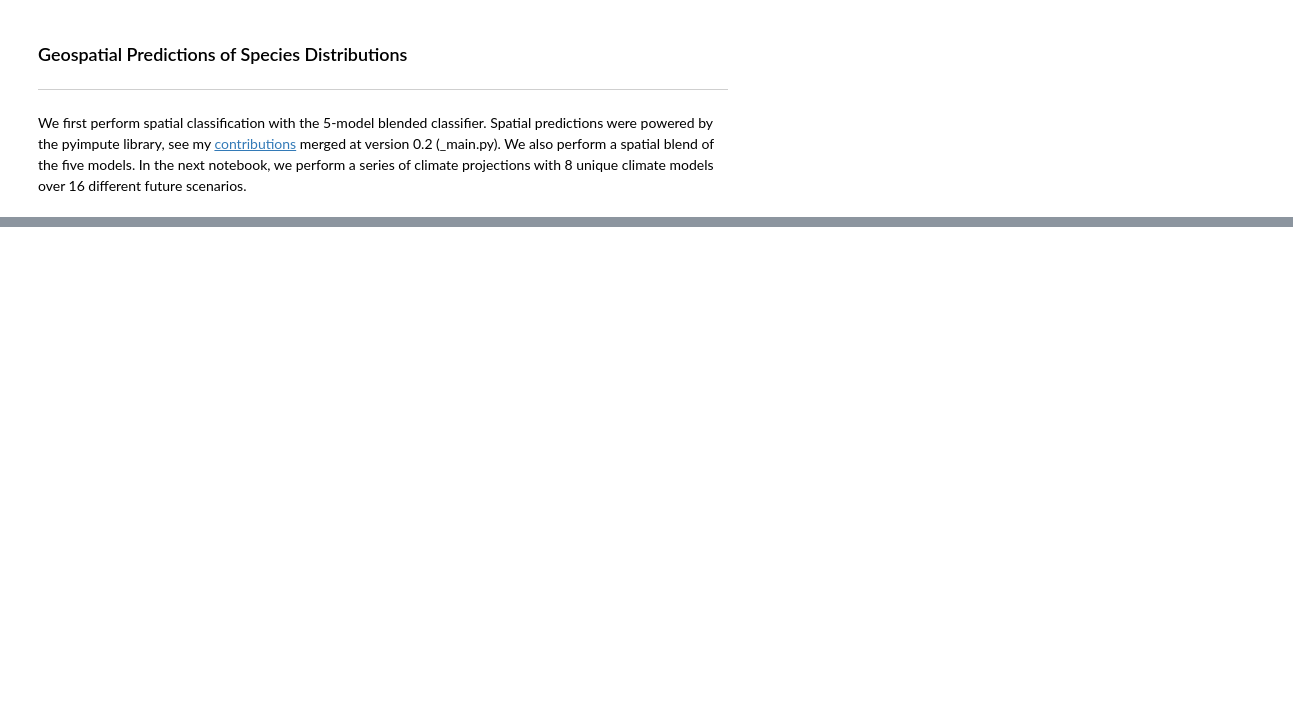
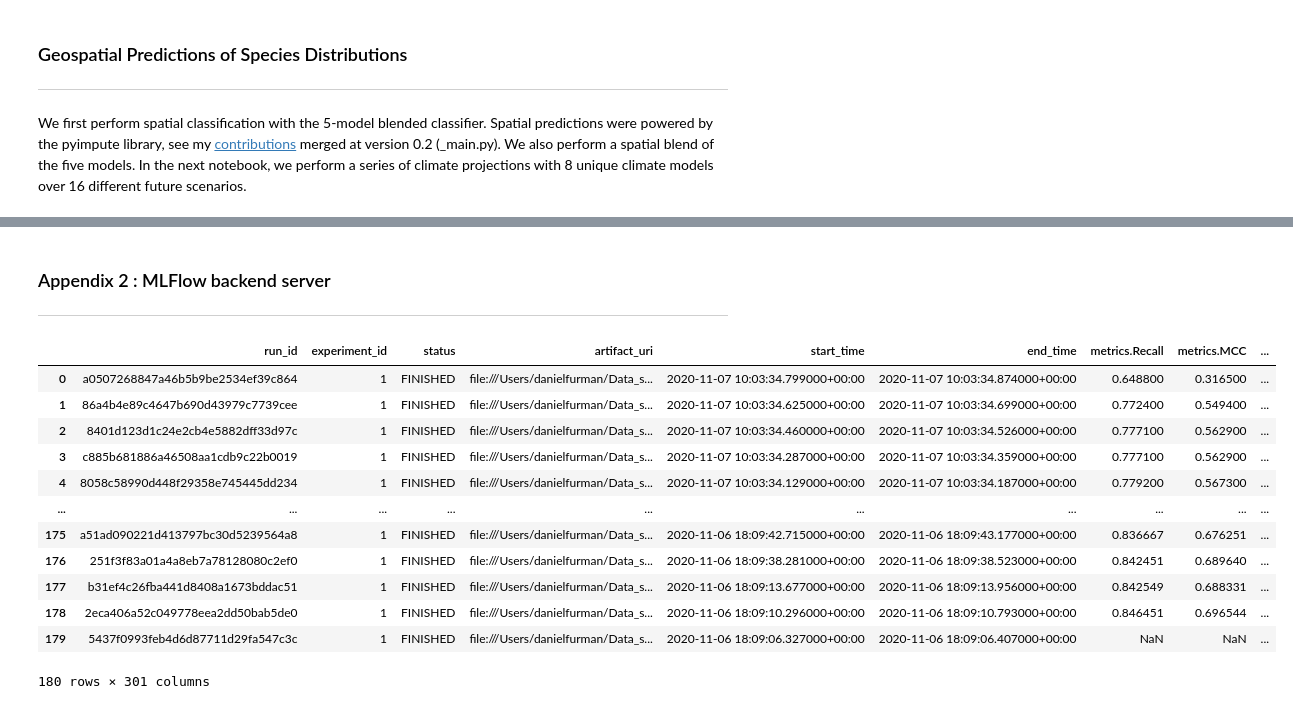
Before and after one commit to daniel-furman/ensemble-climate-projections, a Jupyter notebook: Comparing_MLs.ipynb, the cells around one changed output, grey strips where cells are left out. Cells and saved outputs as stored; diff of their text form; code cells hidden in the pictures; blank space fills up the shorter version.

```diff
--- a/Comparing_MLs.ipynb
+++ b/Comparing_MLs.ipynb
@@ -239,0 +287,20 @@ print('')
+# %% [markdown]
+### Appendix 2 : MLFlow backend server
+---
+# %%
+from pycaret.classification import get_logs
+get_logs(experiment_name = 'xantusia')
+# %% [output]
+|  | run_id | experiment_id | status | artifact_uri | start_time | end_time | metrics.Recall | metrics.MCC | ... |
+| 0 | a0507268847a46b5b9be2534ef39c864 | 1 | FINISHED | file:///Users/danielfurman/Data_s... | 2020-11-07 10:03:34.799000+00:00 | 2020-11-07 10:03:34.874000+00:00 | 0.648800 | 0.316500 | ... |
+| 1 | 86a4b4e89c4647b690d43979c7739cee | 1 | FINISHED | file:///Users/danielfurman/Data_s... | 2020-11-07 10:03:34.625000+00:00 | 2020-11-07 10:03:34.699000+00:00 | 0.772400 | 0.549400 | ... |
+| 2 | 8401d123d1c24e2cb4e5882dff33d97c | 1 | FINISHED | file:///Users/danielfurman/Data_s... | 2020-11-07 10:03:34.460000+00:00 | 2020-11-07 10:03:34.526000+00:00 | 0.777100 | 0.562900 | ... |
+| 3 | c885b681886a46508aa1cdb9c22b0019 | 1 | FINISHED | file:///Users/danielfurman/Data_s... | 2020-11-07 10:03:34.287000+00:00 | 2020-11-07 10:03:34.359000+00:00 | 0.777100 | 0.562900 | ... |
+| 4 | 8058c58990d448f29358e745445dd234 | 1 | FINISHED | file:///Users/danielfurman/Data_s... | 2020-11-07 10:03:34.129000+00:00 | 2020-11-07 10:03:34.187000+00:00 | 0.779200 | 0.567300 | ... |
+| ... | ... | ... | ... | ... | ... | ... | ... | ... | ... |
+| 175 | a51ad090221d413797bc30d5239564a8 | 1 | FINISHED | file:///Users/danielfurman/Data_s... | 2020-11-06 18:09:42.715000+00:00 | 2020-11-06 18:09:43.177000+00:00 | 0.836667 | 0.676251 | ... |
+| 176 | 251f3f83a01a4a8eb7a78128080c2ef0 | 1 | FINISHED | file:///Users/danielfurman/Data_s... | 2020-11-06 18:09:38.281000+00:00 | 2020-11-06 18:09:38.523000+00:00 | 0.842451 | 0.689640 | ... |
+| 177 | b31ef4c26fba441d8408a1673bddac51 | 1 | FINISHED | file:///Users/danielfurman/Data_s... | 2020-11-06 18:09:13.677000+00:00 | 2020-11-06 18:09:13.956000+00:00 | 0.842549 | 0.688331 | ... |
+| 178 | 2eca406a52c049778eea2dd50bab5de0 | 1 | FINISHED | file:///Users/danielfurman/Data_s... | 2020-11-06 18:09:10.296000+00:00 | 2020-11-06 18:09:10.793000+00:00 | 0.846451 | 0.696544 | ... |
+| 179 | 5437f0993feb4d6d87711d29fa547c3c | 1 | FINISHED | file:///Users/danielfurman/Data_s... | 2020-11-06 18:09:06.327000+00:00 | 2020-11-06 18:09:06.407000+00:00 | NaN | NaN | ... |
+180 rows × 301 columns
```
Also changed, not shown: parts of 17 cells of this notebook, 2 other files.
